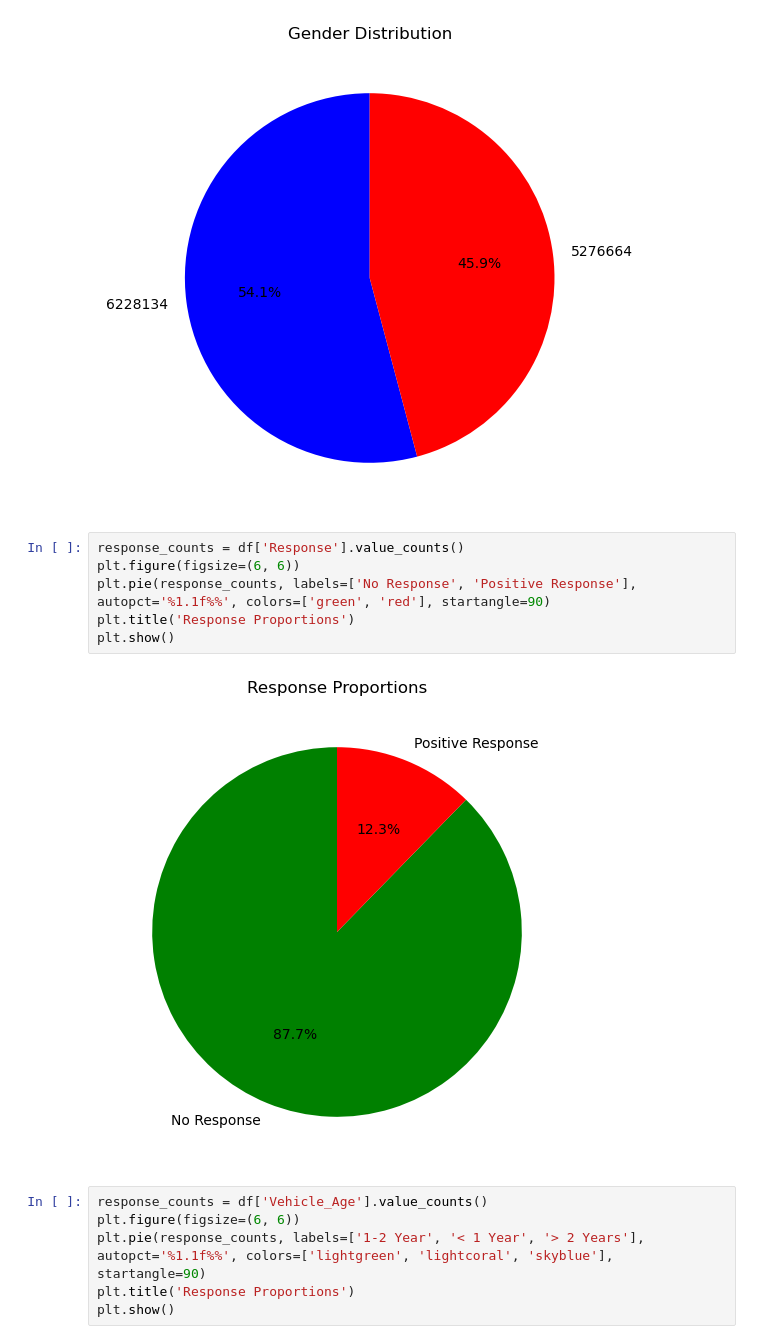
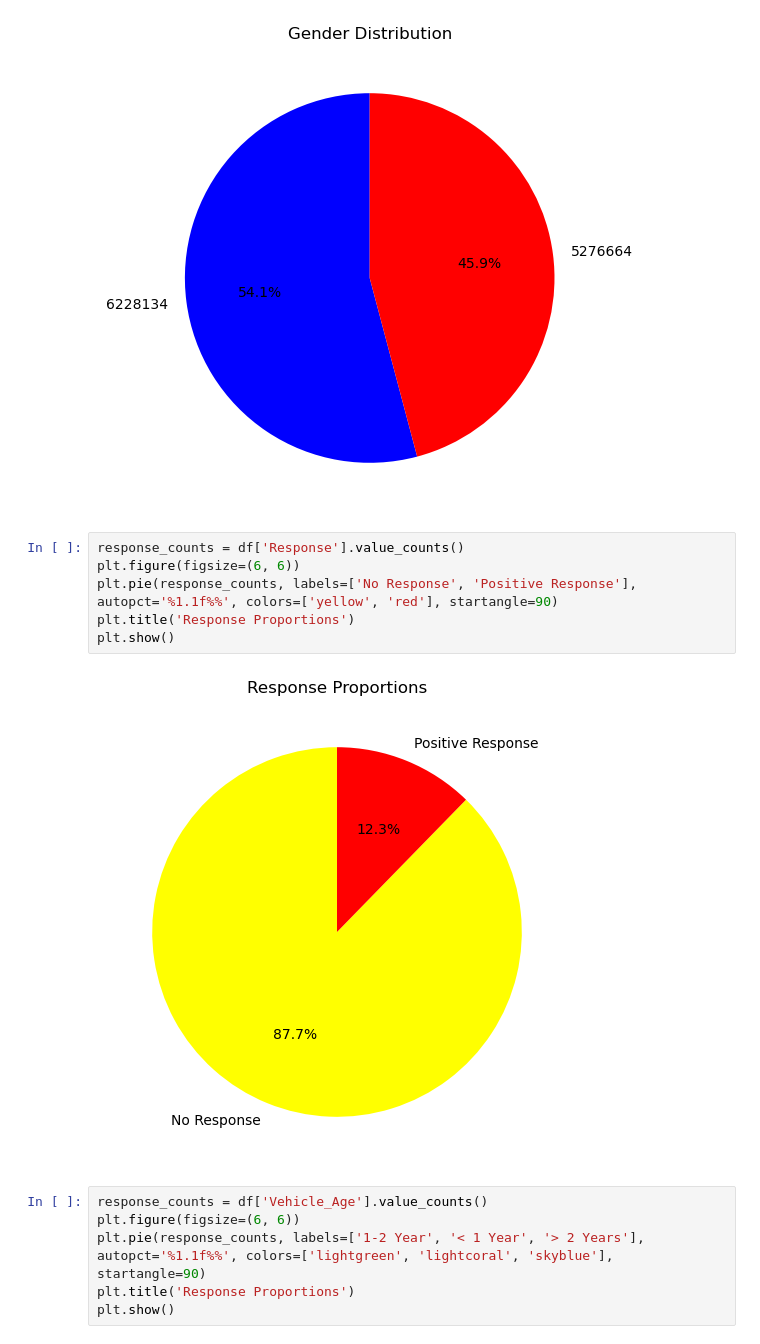
Before and after one commit to ahmedhassan456/binary_classification_of_insurance_cross_selling, a Jupyter notebook: binary_classification_of_insurance_cross_selling.ipynb, the cells around one changed output. Cells and saved outputs as stored; diff of their text form.

```diff
--- a/binary_classification_of_insurance_cross_selling.ipynb
+++ b/binary_classification_of_insurance_cross_selling.ipynb
@@ -235,11 +231,11 @@ plt.show()
 # %%
 response_counts = df['Response'].value_counts()
 plt.figure(figsize=(6, 6))
-plt.pie(response_counts, labels=['No Response', 'Positive Response'], autopct='%1.1f%%', colors=['green', 'red'], startangle=90)
+plt.pie(response_counts, labels=['No Response', 'Positive Response'], autopct='%1.1f%%', colors=['yellow', 'red'], startangle=90)
 plt.title('Response Proportions')
 plt.show()
 # %% [output]
-[figure, old version]
+[figure, new version]
 # %%
 response_counts = df['Vehicle_Age'].value_counts()
 plt.figure(figsize=(6, 6))
```
Also changed, not shown: parts of 28 cells of this notebook.
